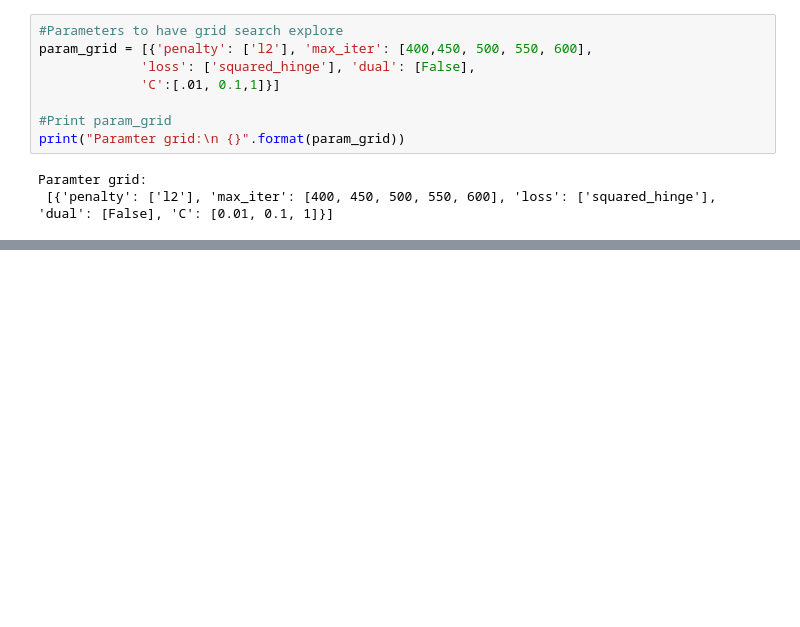
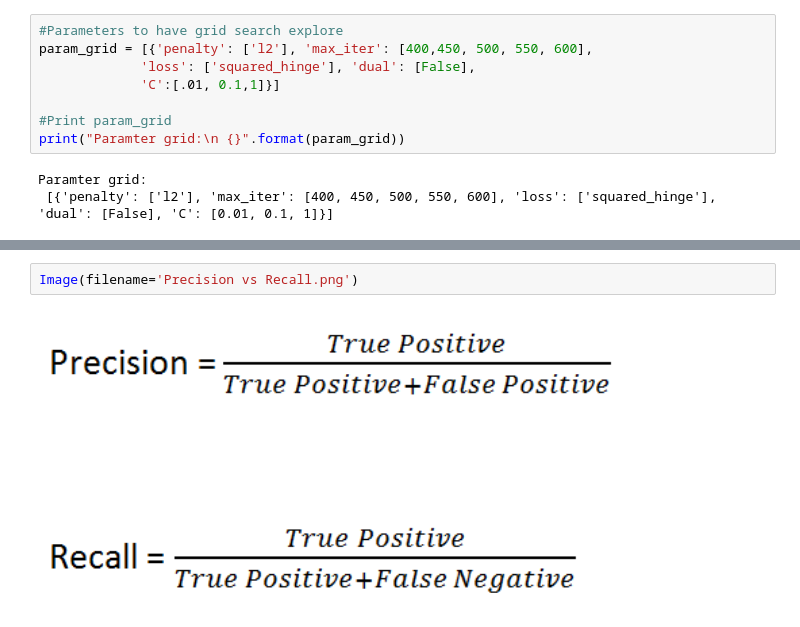
Before and after one commit to KishenSharma6/HeartDisease-Classification, a Jupyter notebook: Heart Disease - Classification.ipynb, the cells around one changed output, grey strips where cells are left out. Drawn from its saved outputs; the diff is of its cells as text; blank space fills up the shorter version.

```diff
--- a/Heart Disease - Classification.ipynb
+++ b/Heart Disease - Classification.ipynb
@@ -775,0 +779,4 @@ Top CV Score: 0.909
+# %%
+Image(filename='Precision vs Recall.png')
+# %% [output]
+[figure, added]
```
Also changed, not shown: parts of 8 cells of this notebook.
